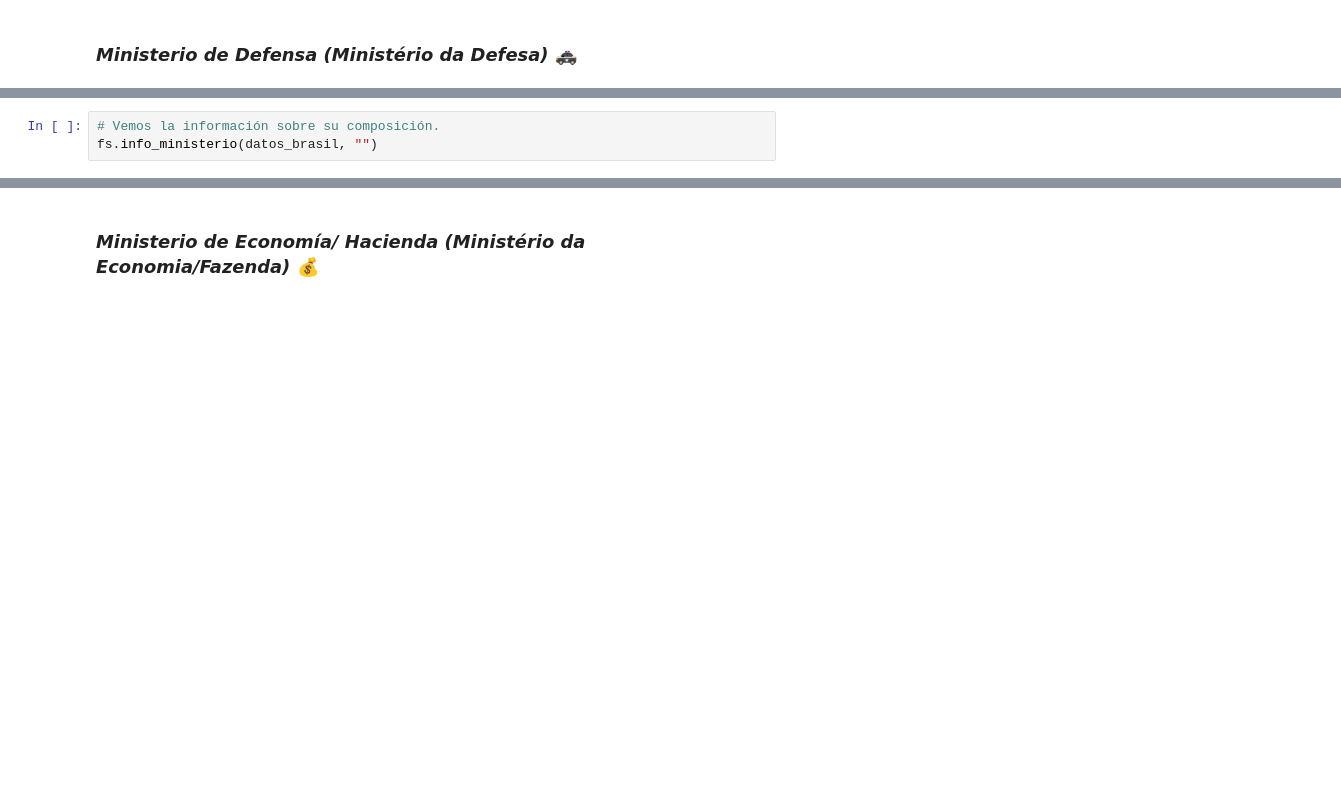
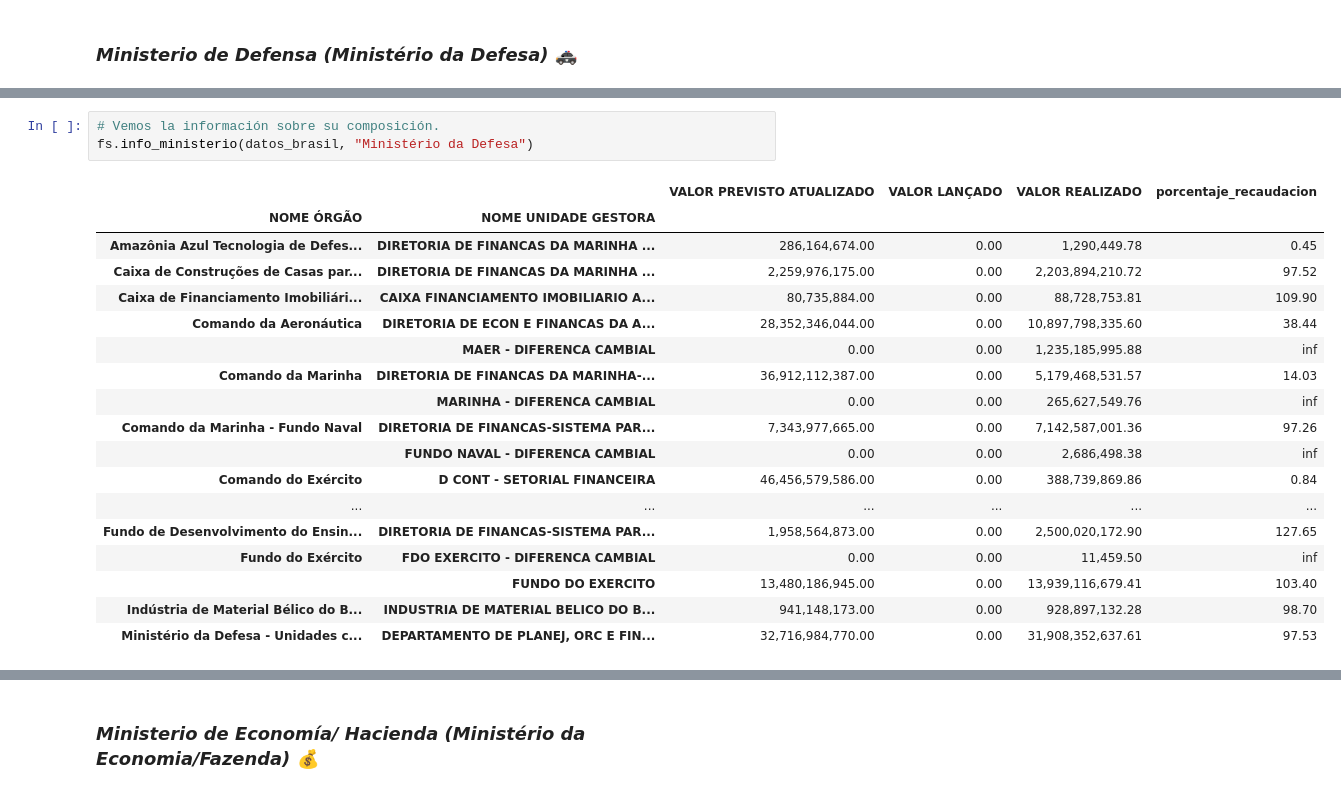
Before and after one commit to Gabijc/Proyecto2-Insights-Brasil, a Jupyter notebook: Análisis_categorías.ipynb, the cells around one changed output, grey strips where cells are left out. Drawn from its saved outputs; the diff is of its cells as text; blank space fills up the shorter version.

```diff
--- a/Análisis_categorías.ipynb
+++ b/Análisis_categorías.ipynb
@@ -545,5 +625,24 @@ temporal_
 # %%
 # Vemos la información sobre su composición.
-fs.info_ministerio(datos_brasil, "")
+fs.info_ministerio(datos_brasil, "Ministério da Defesa")
+# %% [output]
+|  |  | VALOR PREVISTO ATUALIZADO | VALOR LANÇADO | VALOR REALIZADO | porcentaje_recaudacion |
+| NOME ÓRGÃO | NOME UNIDADE GESTORA |  |  |  |  |
+| Amazônia Azul Tecnologia de Defes... | DIRETORIA DE FINANCAS DA MARINHA ... | 286,164,674.00 | 0.00 | 1,290,449.78 | 0.45 |
+| Caixa de Construções de Casas par... | DIRETORIA DE FINANCAS DA MARINHA ... | 2,259,976,175.00 | 0.00 | 2,203,894,210.72 | 97.52 |
+| Caixa de Financiamento Imobiliári... | CAIXA FINANCIAMENTO IMOBILIARIO A... | 80,735,884.00 | 0.00 | 88,728,753.81 | 109.90 |
+| Comando da Aeronáutica | DIRETORIA DE ECON E FINANCAS DA A... | 28,352,346,044.00 | 0.00 | 10,897,798,335.60 | 38.44 |
+|  | MAER - DIFERENCA CAMBIAL | 0.00 | 0.00 | 1,235,185,995.88 | inf |
+| Comando da Marinha | DIRETORIA DE FINANCAS DA MARINHA-... | 36,912,112,387.00 | 0.00 | 5,179,468,531.57 | 14.03 |
+|  | MARINHA - DIFERENCA CAMBIAL | 0.00 | 0.00 | 265,627,549.76 | inf |
+| Comando da Marinha - Fundo Naval | DIRETORIA DE FINANCAS-SISTEMA PAR... | 7,343,977,665.00 | 0.00 | 7,142,587,001.36 | 97.26 |
+|  | FUNDO NAVAL - DIFERENCA CAMBIAL | 0.00 | 0.00 | 2,686,498.38 | inf |
+| Comando do Exército | D CONT - SETORIAL FINANCEIRA | 46,456,579,586.00 | 0.00 | 388,739,869.86 | 0.84 |
+| ... | ... | ... | ... | ... | ... |
+| Fundo de Desenvolvimento do Ensin... | DIRETORIA DE FINANCAS-SISTEMA PAR... | 1,958,564,873.00 | 0.00 | 2,500,020,172.90 | 127.65 |
+| Fundo do Exército | FDO EXERCITO - DIFERENCA CAMBIAL | 0.00 | 0.00 | 11,459.50 | inf |
+|  | FUNDO DO EXERCITO | 13,480,186,945.00 | 0.00 | 13,939,116,679.41 | 103.40 |
+| Indústria de Material Bélico do B... | INDUSTRIA DE MATERIAL BELICO DO B... | 941,148,173.00 | 0.00 | 928,897,132.28 | 98.70 |
+| Ministério da Defesa - Unidades c... | DEPARTAMENTO DE PLANEJ, ORC E FIN... | 32,716,984,770.00 | 0.00 | 31,908,352,637.61 | 97.53 |
 # %%
 # Graficamos la evolución temporal
```
Also changed, not shown: parts of 16 cells of this notebook, 2 other files.
